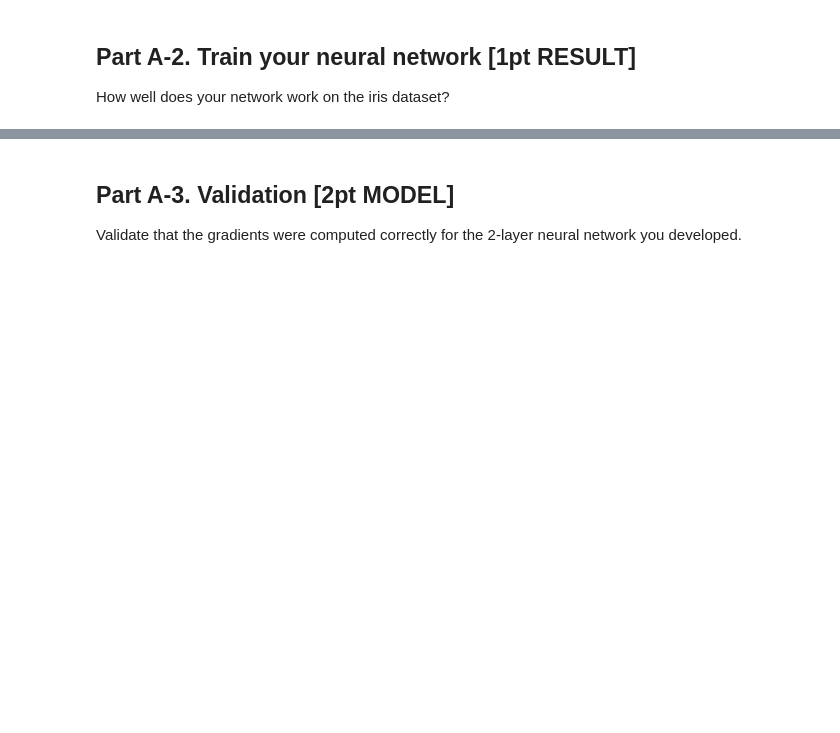
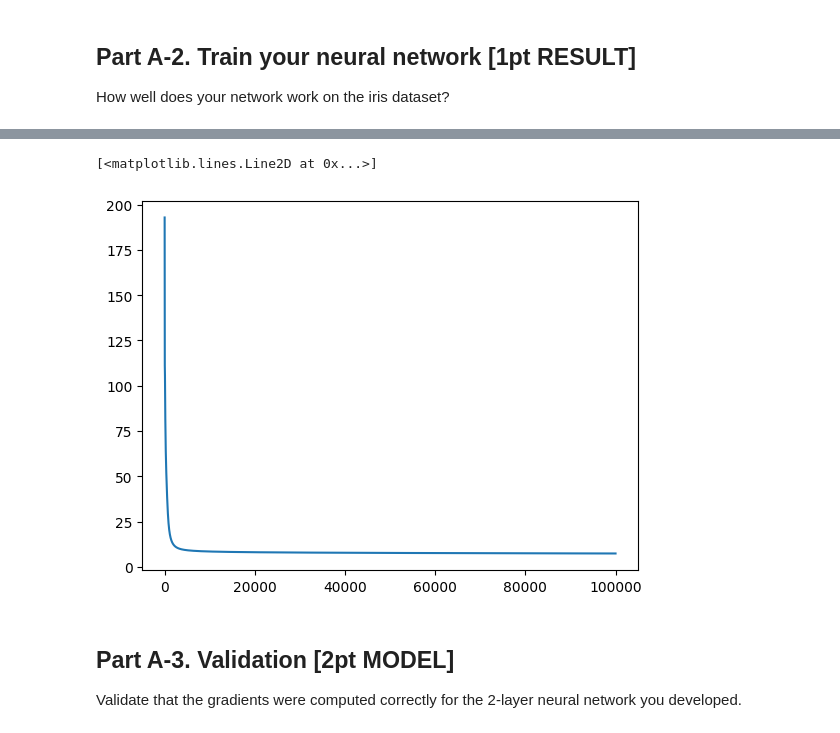
Before and after one commit to iolj-uoft/MIE1517-Intro-to-Deep-Learning, a Jupyter notebook: 2_Assignments/A1 - PyTorch Basics/A1.ipynb, the cells around one changed output, grey strips where cells are left out. Cells and saved outputs as stored; diff of their text form; code cells hidden in the pictures; blank space fills up the shorter version.

```diff
--- a/2_Assignments/A1 - PyTorch Basics/A1.ipynb
+++ b/2_Assignments/A1 - PyTorch Basics/A1.ipynb
@@ -209,3 +212,10 @@ array([[0., 0., 1.],
+# %%
+import matplotlib.pyplot as plt
+# examine the the values from loss function at each iteration
+plt.plot(np.arange(len(errors)), errors)
+# %% [output]
+[<matplotlib.lines.Line2D at 0x...>]
+[figure, added]
 # %%
 '''
 PROVIDE YOUR ANSWER BELOW
```
Also changed, not shown: parts of 42 cells of this notebook, 1 other file.
